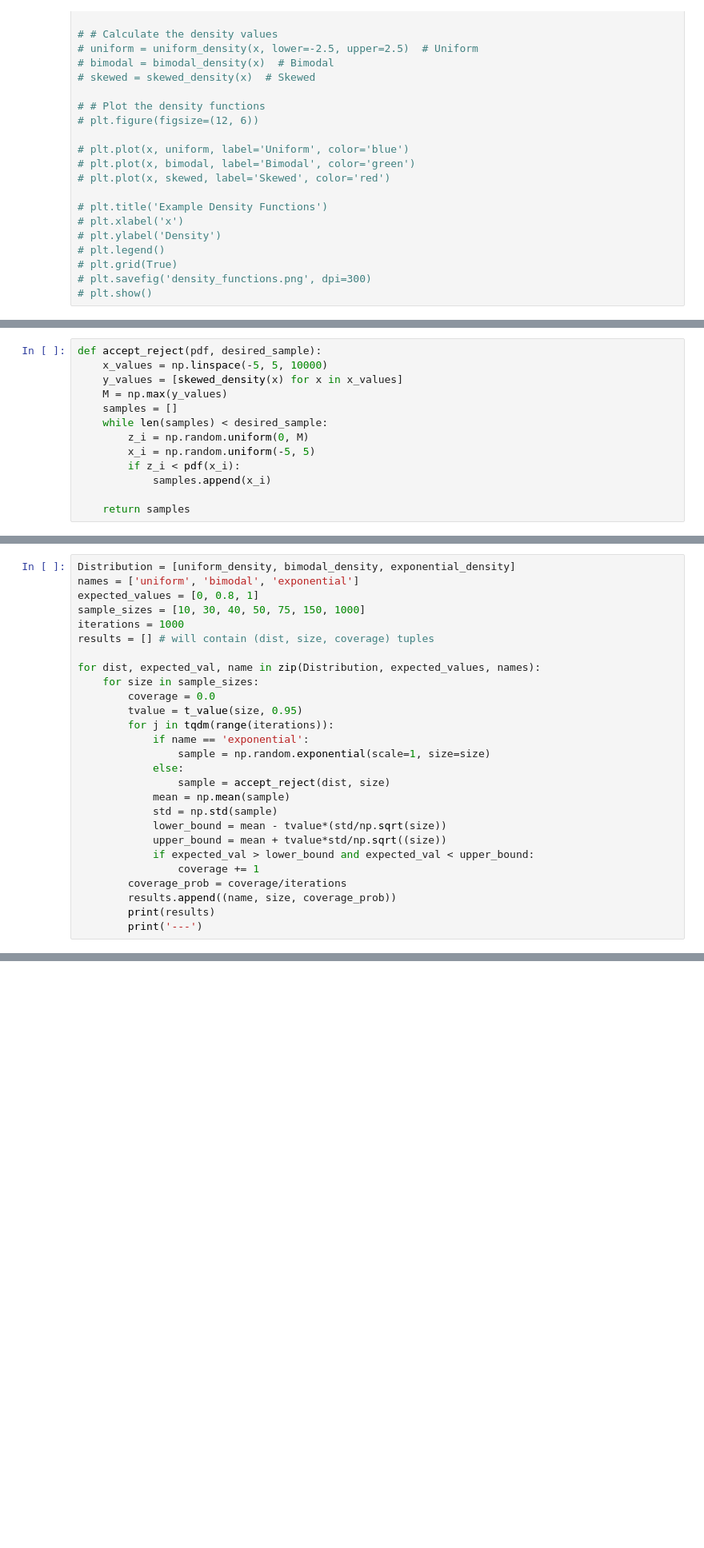
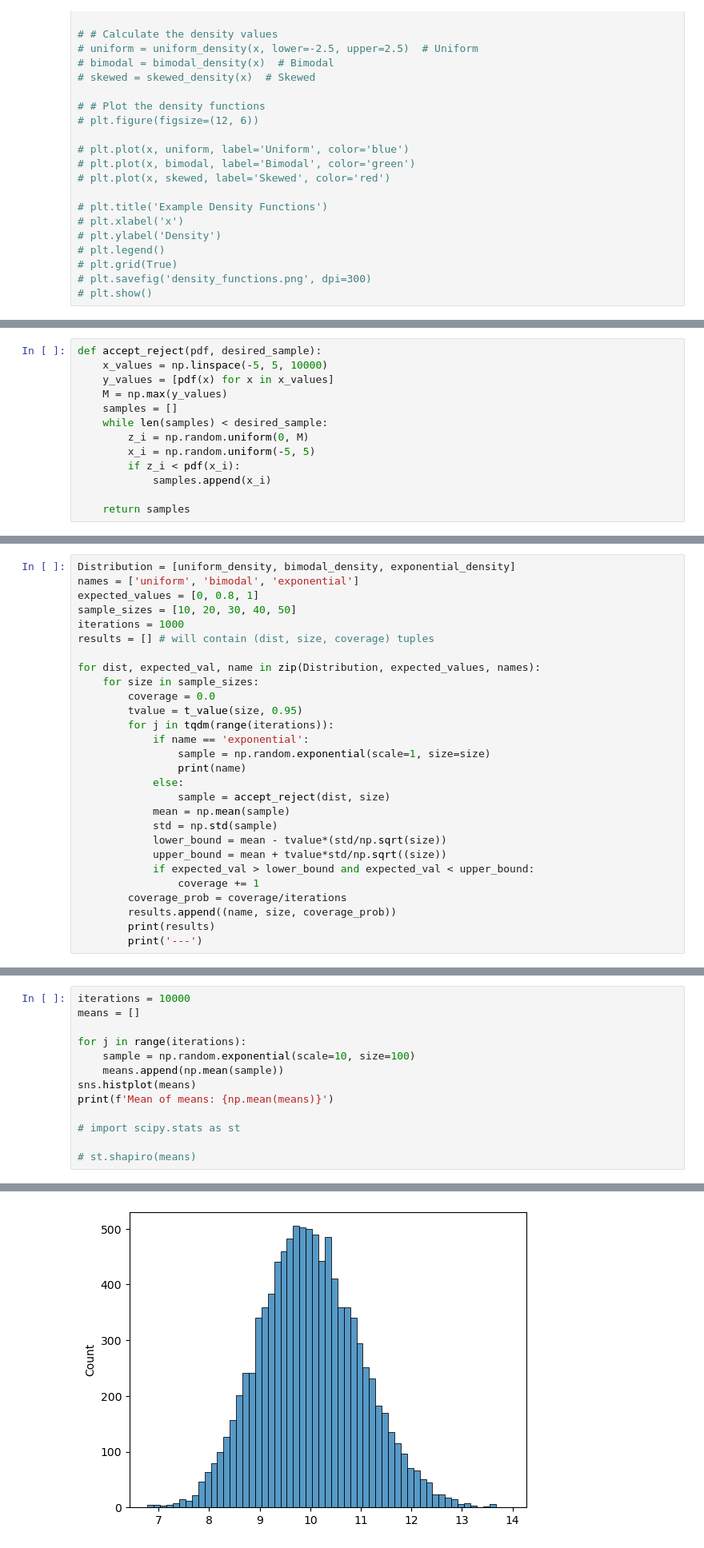
Before and after one commit to Hamzah-A98/Hamzah-A98.github.io, a Jupyter notebook: clt_stuff.ipynb, the cells around one changed output, grey strips where cells are left out. Shown at 80% size. Drawn from its saved outputs; the diff is of its cells as text; blank space fills up the shorter version.

```diff
--- a/clt_stuff.ipynb
+++ b/clt_stuff.ipynb
@@ -100,7 +100,7 @@ plt.show
 # %%
 def accept_reject(pdf, desired_sample):
     x_values = np.linspace(-5, 5, 10000)
-    y_values = [skewed_density(x) for x in x_values]
+    y_values = [pdf(x) for x in x_values]
     M = np.max(y_values)
     samples = []
     while len(samples) < desired_sample:
@@ -118,7 +114,7 @@ Distribution[0]
 Distribution = [uniform_density, bimodal_density, exponential_density]
 names = ['uniform', 'bimodal', 'exponential']
 expected_values = [0, 0.8, 1]
-sample_sizes = [10, 30, 40, 50, 75, 150, 1000]
+sample_sizes = [10, 20, 30, 40, 50]
 iterations = 1000
 results = [] # will contain (dist, size, coverage) tuples
 
@@ -129,6 +125,7 @@ for dist, expected_val, name in zip(Distribution, expected_values, names):
         for j in tqdm(range(iterations)):
             if name == 'exponential':
                 sample = np.random.exponential(scale=1, size=size)
+                print(name)
             else:
                 sample = accept_reject(dist, size)
             mean = np.mean(sample)
@@ -169,0 +265,14 @@ for dist, expected_val, name in zip(Distribution, expected_values, names):
+# %%
+iterations = 10000
+means = []
+
+for j in range(iterations):
+    sample = np.random.exponential(scale=10, size=100)
+    means.append(np.mean(sample))
+sns.histplot(means)
+print(f'Mean of means: {np.mean(means)}')
+
+# import scipy.stats as st
+
+# st.shapiro(means)
+# %% [output]
@@ -169,0 +280 @@ for dist, expected_val, name in zip(Distribution, expected_values, names):
+[figure, added]
```
Also changed, not shown: parts of 29 cells of this notebook, 5 other files.
